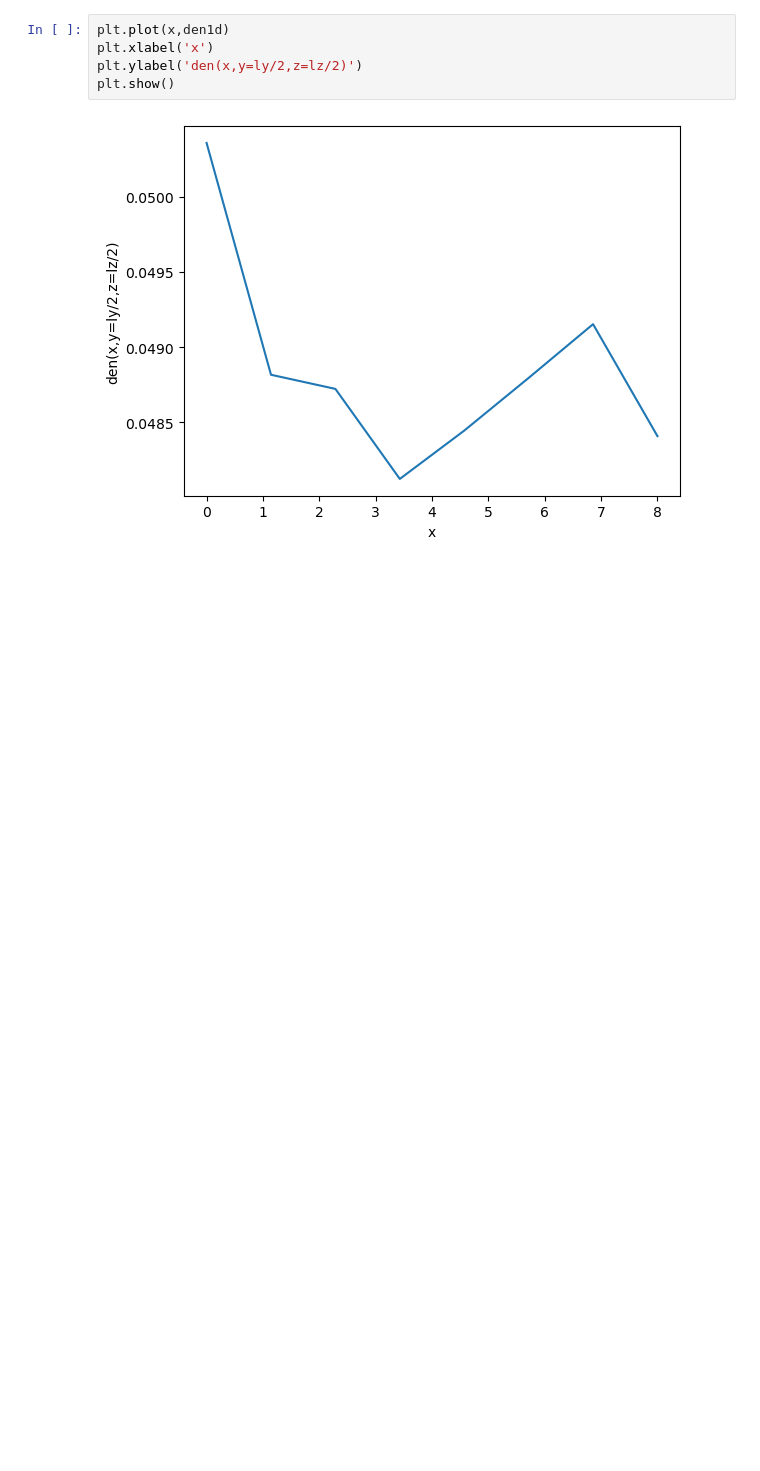
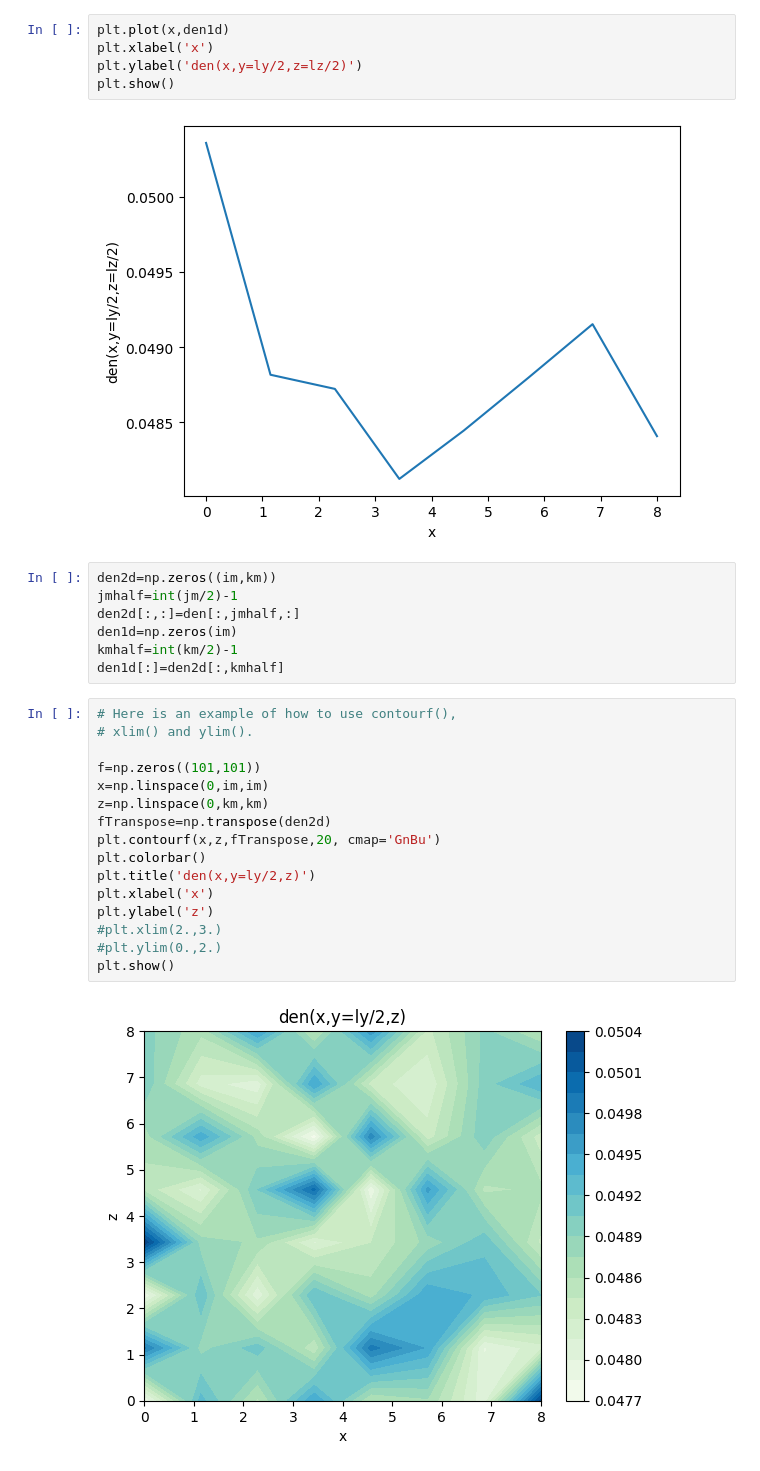
Before and after one commit to sparker730/3DGK, a Jupyter notebook: diag.ipynb, the cells around one changed output. Saved outputs shown, nothing was run; the diff lists cells and outputs as text; blank space fills up the shorter version.

Commit message:
Updated Diag to have y=ly/2 contour plot and slice

```diff
--- a/diag.ipynb
+++ b/diag.ipynb
@@ -51,3 +48,28 @@ plt.ylabel('den(x,y=ly/2,z=lz/2)')
 plt.show()
 # %% [output]
 [figure]
+# %%
+den2d=np.zeros((im,km))
+jmhalf=int(jm/2)-1
+den2d[:,:]=den[:,jmhalf,:]
+den1d=np.zeros(im)
+kmhalf=int(km/2)-1
+den1d[:]=den2d[:,kmhalf]
+# %%
+# Here is an example of how to use contourf(),
+# xlim() and ylim().
+
+f=np.zeros((101,101))
+x=np.linspace(0,im,im)
+z=np.linspace(0,km,km)
+fTranspose=np.transpose(den2d)
+plt.contourf(x,z,fTranspose,20, cmap='GnBu')
+plt.colorbar()
+plt.title('den(x,y=ly/2,z)')
+plt.xlabel('x')
+plt.ylabel('z')
+#plt.xlim(2.,3.)
+#plt.ylim(0.,2.)
+plt.show()
+# %% [output]
+[figure, added]
```
Also changed, not shown: parts of 5 cells of this notebook.
